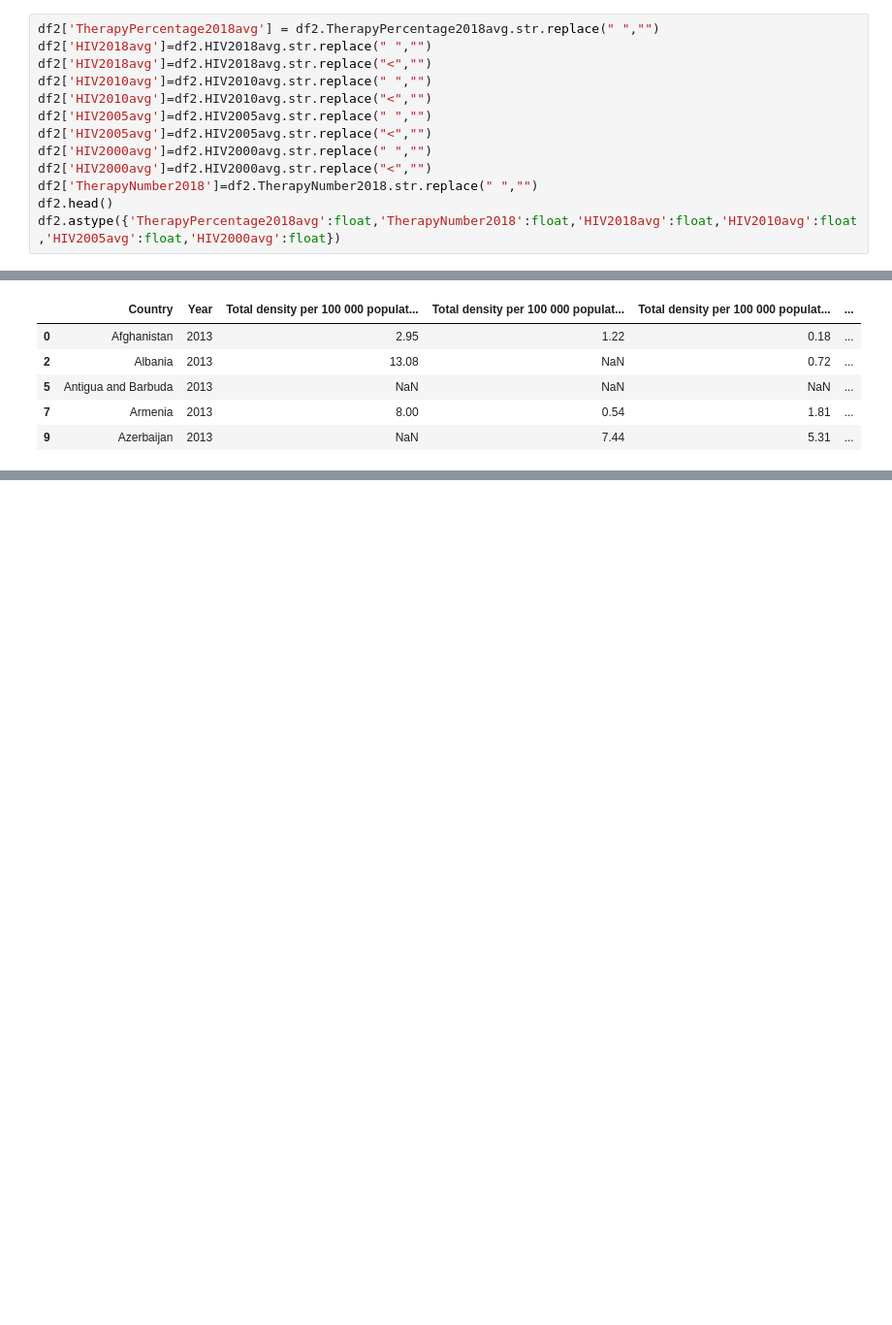
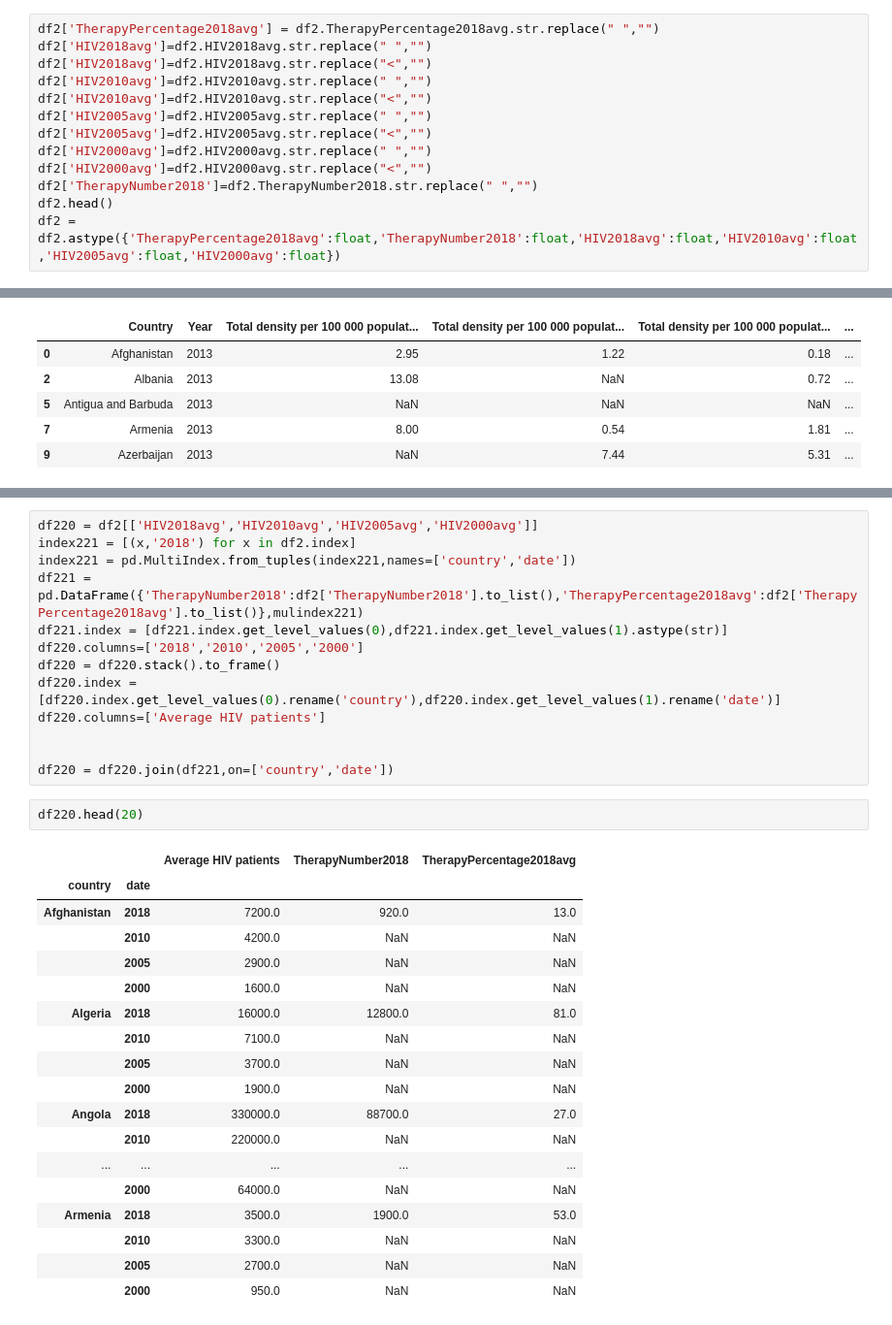
Before and after one commit to nvanrompaey/ImpactsHIVTreatment, a Jupyter notebook: CapstoneHIVtestings.ipynb, the cells around one changed output, grey strips where cells are left out. Shown at 97% size. Drawn from its saved outputs; the diff is of its cells as text; blank space fills up the shorter version.

Commit message:
Clean second of four tables, modify structure completely

```diff
--- a/CapstoneHIVtestings.ipynb
+++ b/CapstoneHIVtestings.ipynb
@@ -204,5 +204,5 @@ df2['HIV2000avg']=df2.HIV2000avg.str.replace(" ","")
 df2['HIV2000avg']=df2.HIV2000avg.str.replace("<","")
 df2['TherapyNumber2018']=df2.TherapyNumber2018.str.replace(" ","")
 df2.head()
-df2.astype({'TherapyPercentage2018avg':float,'TherapyNumber2018':float,'HIV2018avg':float,'HIV2010avg':float,'HIV2005avg':float,'HIV2000avg':float})
+df2 = df2.astype({'TherapyPercentage2018avg':float,'TherapyNumber2018':float,'HIV2018avg':float,'HIV2010avg':float,'HIV2005avg':float,'HIV2000avg':float})
 # %% [output]
@@ -260,0 +291,34 @@ df33.head()
+# %%
+df220 = df2[['HIV2018avg','HIV2010avg','HIV2005avg','HIV2000avg']]
+index221 = [(x,'2018') for x in df2.index]
+index221 = pd.MultiIndex.from_tuples(index221,names=['country','date'])
+df221 = pd.DataFrame({'TherapyNumber2018':df2['TherapyNumber2018'].to_list(),'TherapyPercentage2018avg':df2['TherapyPercentage2018avg'].to_list()},mulindex221)
+df221.index = [df221.index.get_level_values(0),df221.index.get_level_values(1).astype(str)]
+df220.columns=['2018','2010','2005','2000']
+df220 = df220.stack().to_frame()
+df220.index = [df220.index.get_level_values(0).rename('country'),df220.index.get_level_values(1).rename('date')]
+df220.columns=['Average HIV patients']
+
+
+df220 = df220.join(df221,on=['country','date'])
+# %%
+df220.head(20)
+# %% [output]
+|  |  | Average HIV patients | TherapyNumber2018 | TherapyPercentage2018avg |
+| country | date |  |  |  |
+| Afghanistan | 2018 | 7200.0 | 920.0 | 13.0 |
+|  | 2010 | 4200.0 | NaN | NaN |
+|  | 2005 | 2900.0 | NaN | NaN |
+|  | 2000 | 1600.0 | NaN | NaN |
+| Algeria | 2018 | 16000.0 | 12800.0 | 81.0 |
+|  | 2010 | 7100.0 | NaN | NaN |
+|  | 2005 | 3700.0 | NaN | NaN |
+|  | 2000 | 1900.0 | NaN | NaN |
+| Angola | 2018 | 330000.0 | 88700.0 | 27.0 |
+|  | 2010 | 220000.0 | NaN | NaN |
+| ... | ... | ... | ... | ... |
+|  | 2000 | 64000.0 | NaN | NaN |
+| Armenia | 2018 | 3500.0 | 1900.0 | 53.0 |
+|  | 2010 | 3300.0 | NaN | NaN |
+|  | 2005 | 2700.0 | NaN | NaN |
+|  | 2000 | 950.0 | NaN | NaN |
```
Also changed, not shown: parts of 9 cells of this notebook, 1 other file.
